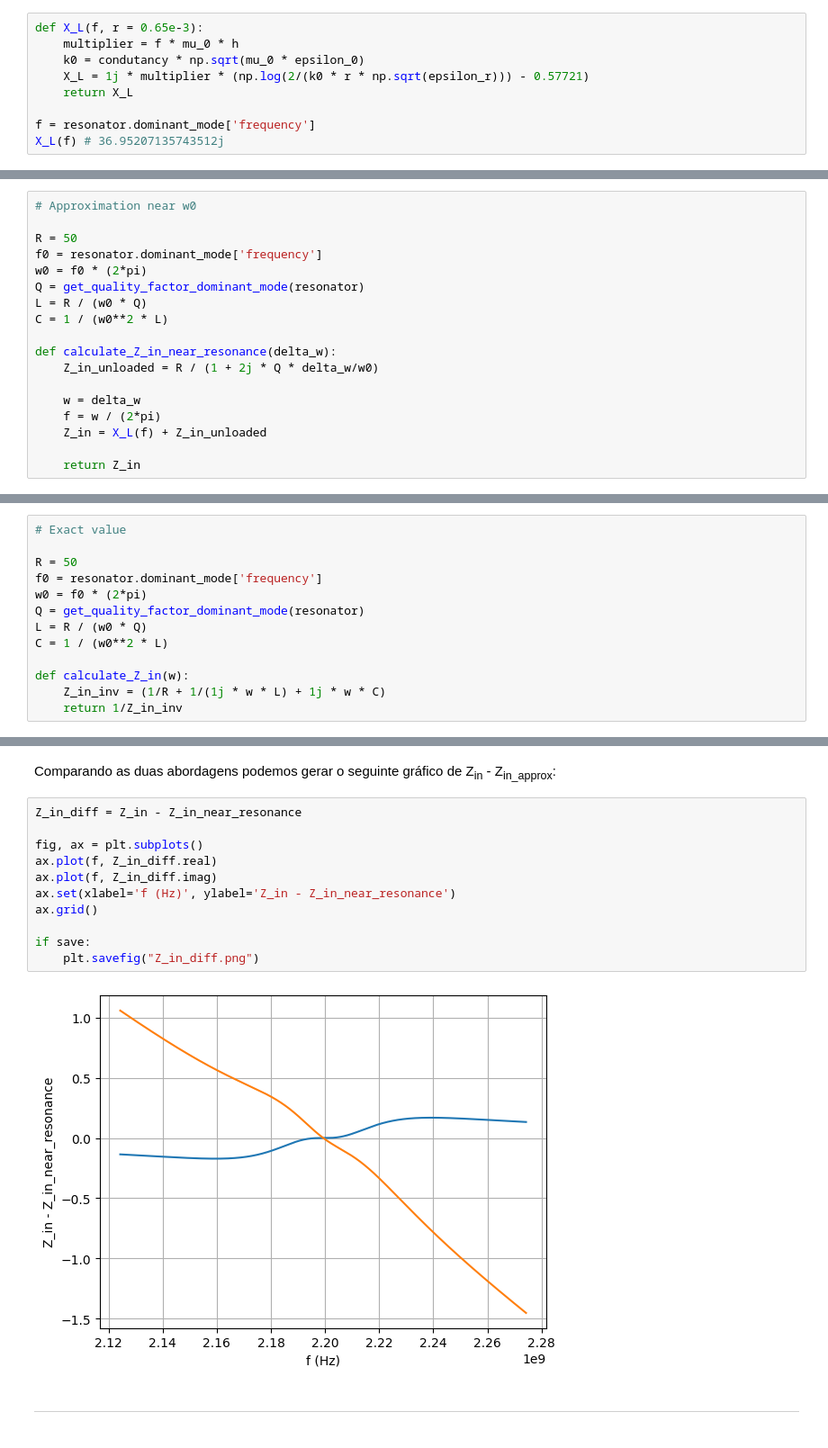
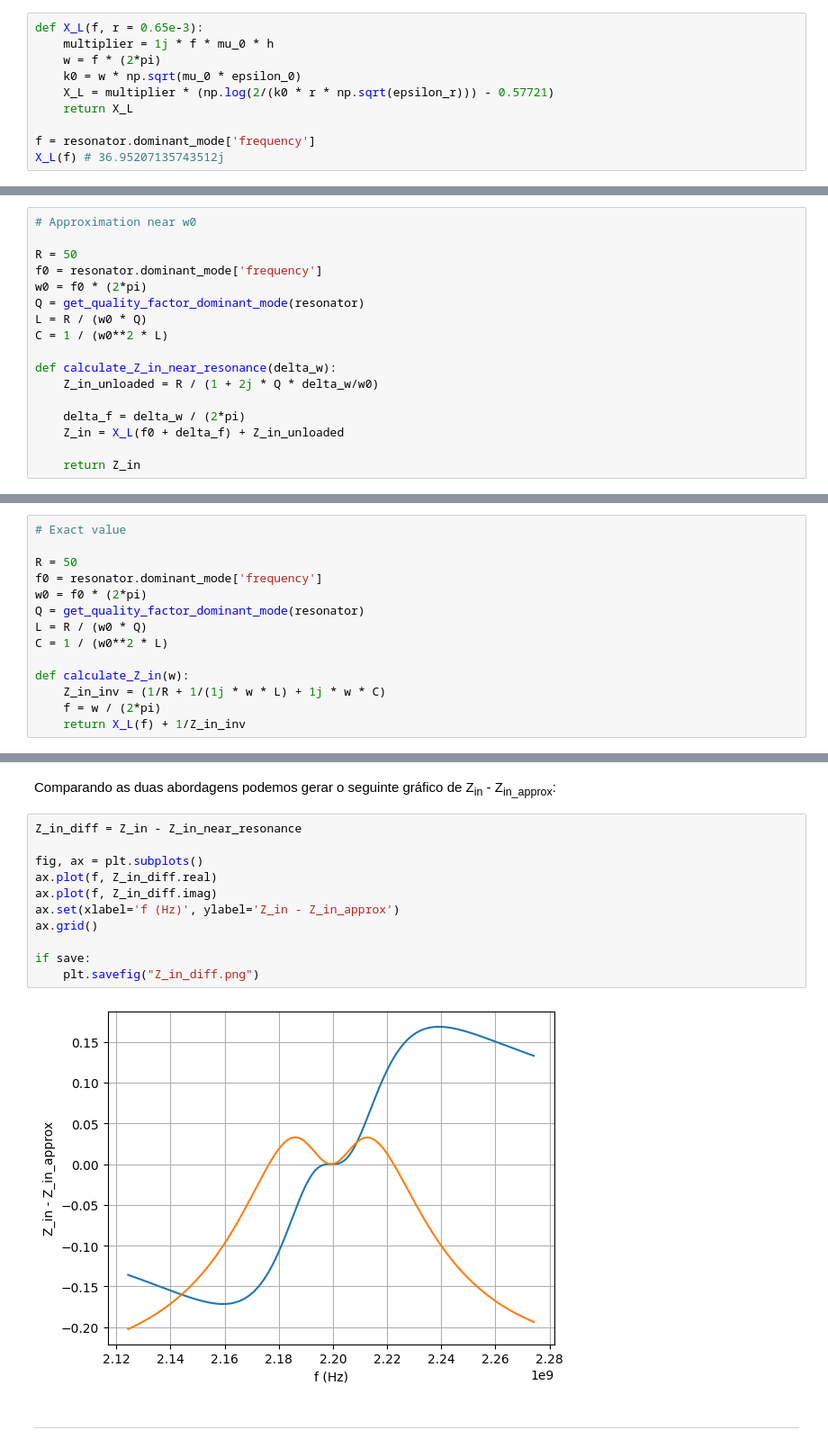
Before and after one commit to fbaltor/em-tools, a Jupyter notebook: resonator/resonators.ipynb, the cells around one changed output, grey strips where cells are left out. Shown at 90% size. Cells and saved outputs as stored; diff of their text form.

```diff
--- a/resonator/resonators.ipynb
+++ b/resonator/resonators.ipynb
@@ -198,9 +198,10 @@ $X_L = if\mu_0h[ln(\frac{2}{k_0 r \sqrt{\epsilon_r}}) - 0,57721]$
 Onde r = 0,65 mm
 # %%
 def X_L(f, r = 0.65e-3):
-    multiplier = f * mu_0 * h
-    k0 = condutancy * np.sqrt(mu_0 * epsilon_0)
-    X_L = 1j * multiplier * (np.log(2/(k0 * r * np.sqrt(epsilon_r))) - 0.57721)
+    multiplier = 1j * f * mu_0 * h
+    w = f * (2*pi)
+    k0 = w * np.sqrt(mu_0 * epsilon_0)
+    X_L = multiplier * (np.log(2/(k0 * r * np.sqrt(epsilon_r))) - 0.57721)
     return X_L
 
 f = resonator.dominant_mode['frequency']
@@ -232,9 +237,8 @@ C = 1 / (w0**2 * L)
 def calculate_Z_in_near_resonance(delta_w):
     Z_in_unloaded = R / (1 + 2j * Q * delta_w/w0)
 
-    w = delta_w
-    f = w / (2*pi)
-    Z_in = X_L(f) + Z_in_unloaded
+    delta_f = delta_w / (2*pi)
+    Z_in = X_L(f0 + delta_f) + Z_in_unloaded
 
     return Z_in
 # %%
@@ -282,7 +286,8 @@ C = 1 / (w0**2 * L)
 
 def calculate_Z_in(w):
     Z_in_inv = (1/R + 1/(1j * w * L) + 1j * w * C)
-    return 1/Z_in_inv
+    f = w / (2*pi)
+    return X_L(f) + 1/Z_in_inv
 # %%
 # Rectangular plot
 
@@ -317,16 +322,16 @@ Comparando as duas abordagens podemos gerar o seguinte gráfico de Z<sub>in</sub
 # %%
 Z_in_diff = Z_in - Z_in_near_resonance
 
 fig, ax = plt.subplots()
 ax.plot(f, Z_in_diff.real)
 ax.plot(f, Z_in_diff.imag)
-ax.set(xlabel='f (Hz)', ylabel='Z_in - Z_in_near_resonance')
+ax.set(xlabel='f (Hz)', ylabel='Z_in - Z_in_approx')
 ax.grid()
 
 if save:
     plt.savefig("Z_in_diff.png")
 # %% [output]
-[figure, old version]
+[figure, new version]
 # %% [markdown]
 ---
 # %% [markdown]
```
Also changed, not shown: parts of 9 cells of this notebook, 10 other files.
